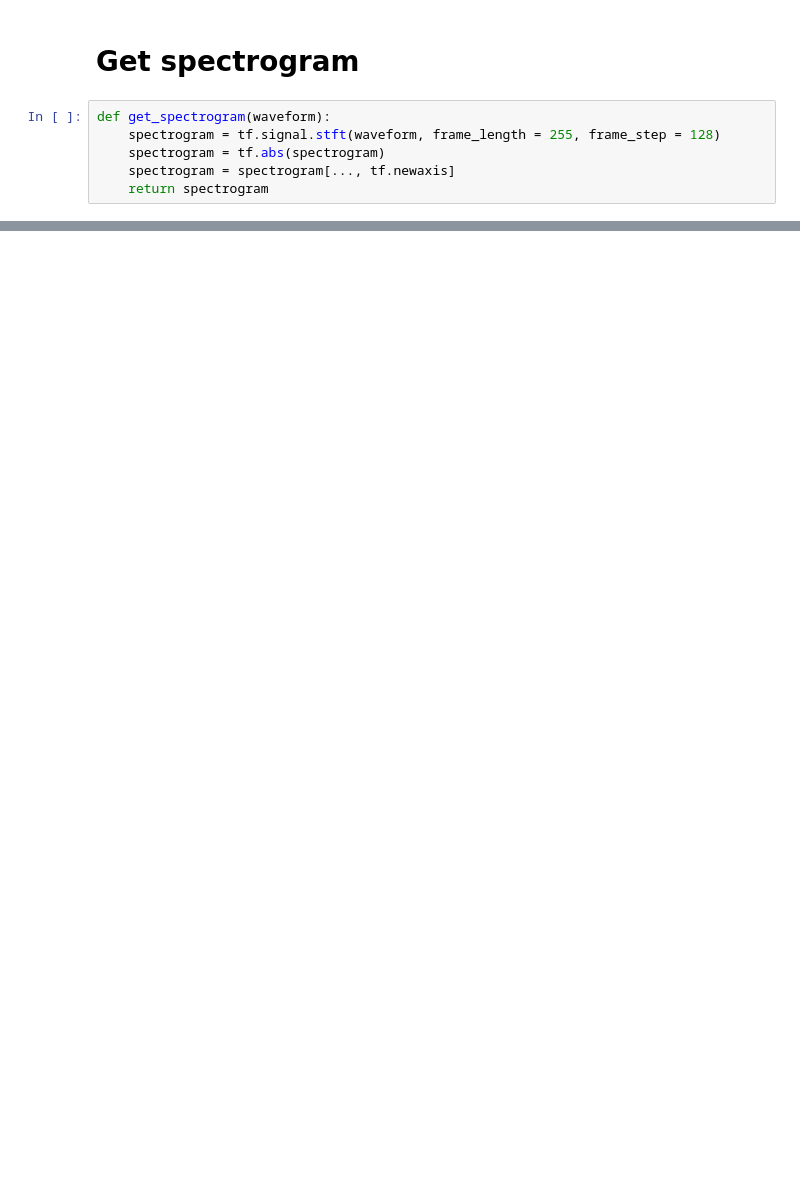
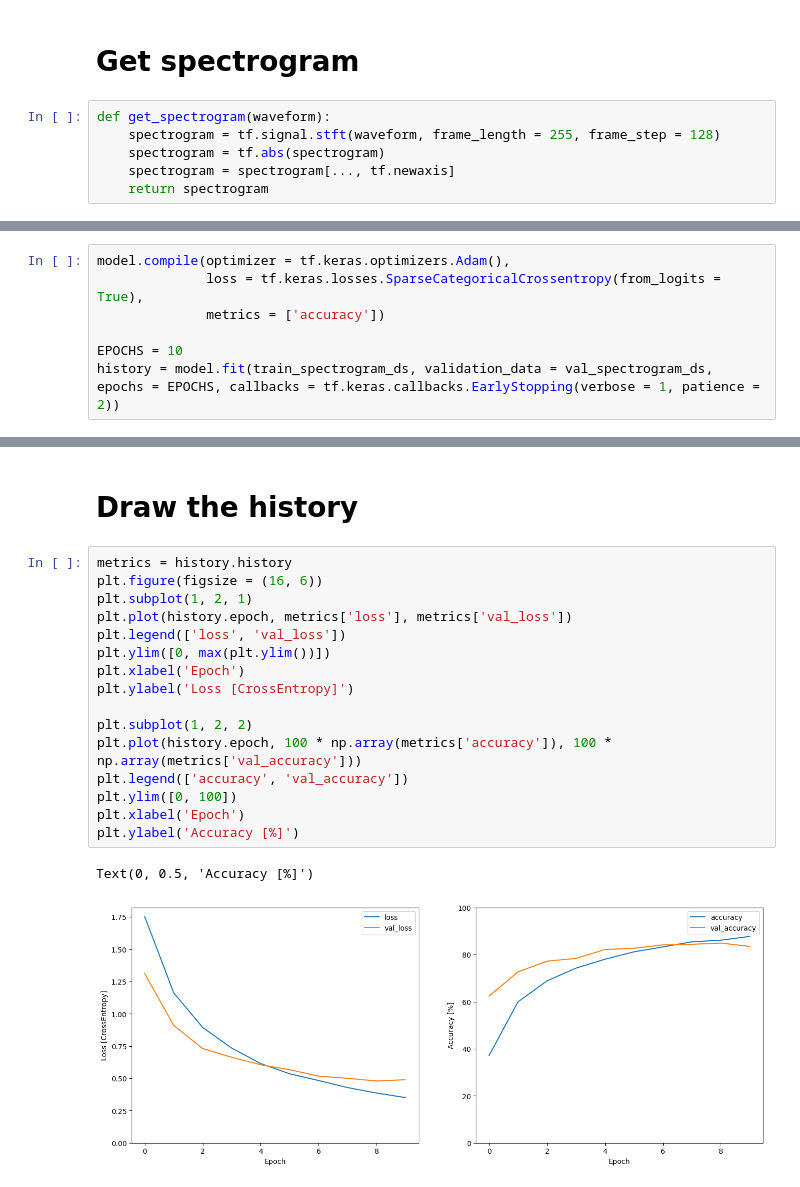
Before and after one commit to cleverbravo/simple-audio-recognition, a Jupyter notebook: audio-recognition.ipynb, the cells around one changed output, grey strips where cells are left out. Cells and saved outputs as stored; diff of their text form; blank space fills up the shorter version.

```diff
--- a/audio-recognition.ipynb
+++ b/audio-recognition.ipynb
@@ -103,0 +232,7 @@ def get_spectrogram(waveform):
+# %%
+model.compile(optimizer = tf.keras.optimizers.Adam(),
+              loss = tf.keras.losses.SparseCategoricalCrossentropy(from_logits = True),
+              metrics = ['accuracy'])
+
+EPOCHS = 10
+history = model.fit(train_spectrogram_ds, validation_data = val_spectrogram_ds, epochs = EPOCHS, callbacks = tf.keras.callbacks.EarlyStopping(verbose = 1, patience = 2))
@@ -103,0 +260,21 @@ def get_spectrogram(waveform):
+# %% [markdown]
+# Draw the history
+# %%
+metrics = history.history
+plt.figure(figsize = (16, 6))
+plt.subplot(1, 2, 1)
+plt.plot(history.epoch, metrics['loss'], metrics['val_loss'])
+plt.legend(['loss', 'val_loss'])
+plt.ylim([0, max(plt.ylim())])
+plt.xlabel('Epoch')
+plt.ylabel('Loss [CrossEntropy]')
+
+plt.subplot(1, 2, 2)
+plt.plot(history.epoch, 100 * np.array(metrics['accuracy']), 100 * np.array(metrics['val_accuracy']))
+plt.legend(['accuracy', 'val_accuracy'])
+plt.ylim([0, 100])
+plt.xlabel('Epoch')
+plt.ylabel('Accuracy [%]')
+# %% [output]
+Text(0, 0.5, 'Accuracy [%]')
+[figure, added]
```
Also changed, not shown: parts of 13 cells of this notebook.
